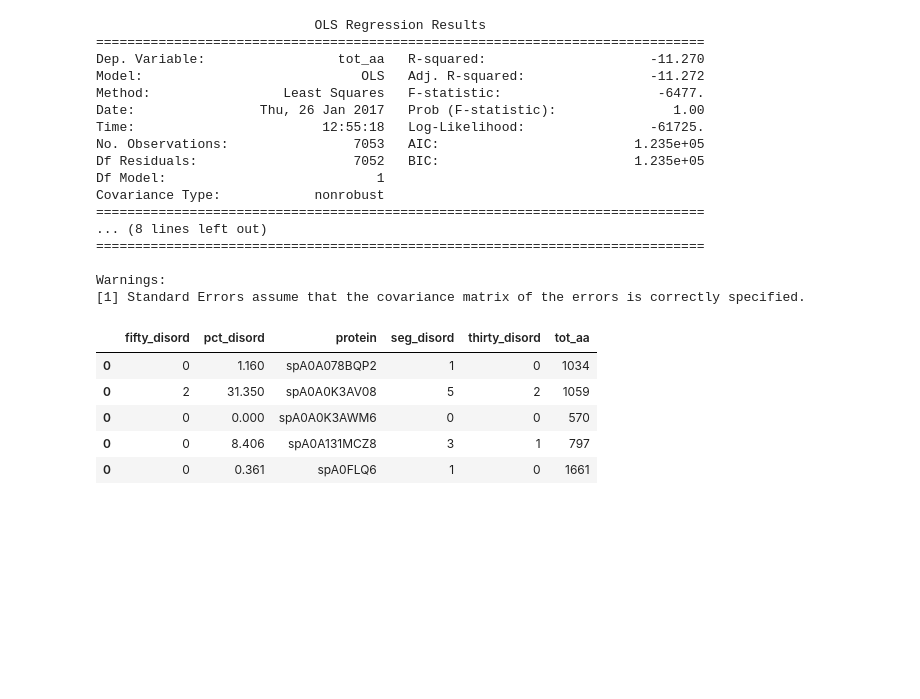
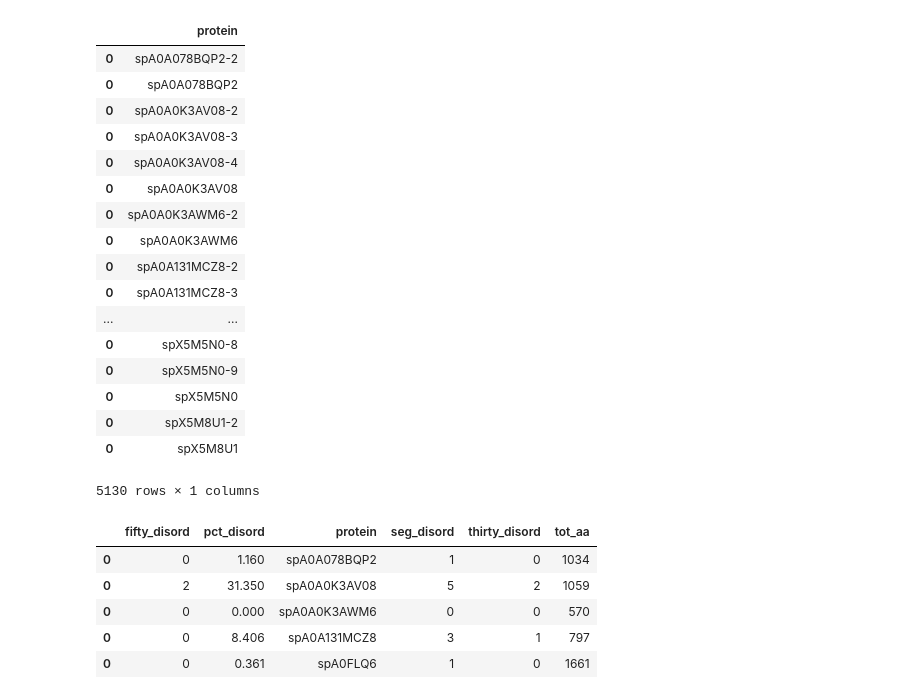
Before and after one commit to DomDellaSera/proteome_analysis, a Jupyter notebook: datamanipulation_stats.ipynb, the cells around one changed output. Saved outputs shown, nothing was run; the diff lists cells and outputs as text; code cells hidden in the pictures; blank space fills up the shorter version.

```diff
--- a/datamanipulation_stats.ipynb
+++ b/datamanipulation_stats.ipynb
@@ -165,22 +131,0 @@ plt.show()
-# %%
-
-results =sm.OLS(y, x).fit()
-print(results.summary())
-# %% [output]
-                            OLS Regression Results
-==============================================================================
-Dep. Variable:                 tot_aa   R-squared:                     -11.270
-Model:                            OLS   Adj. R-squared:                -11.272
-Method:                 Least Squares   F-statistic:                    -6477.
-Date:                Thu, 26 Jan 2017   Prob (F-statistic):               1.00
-Time:                        12:55:18   Log-Likelihood:                -61725.
-No. Observations:                7053   AIC:                         1.235e+05
-Df Residuals:                    7052   BIC:                         1.235e+05
-Df Model:                           1
-Covariance Type:            nonrobust
-==============================================================================
-... (8 lines left out)
-==============================================================================
-
-Warnings:
-[1] Standard Errors assume that the covariance matrix of the errors is correctly specified.
@@ -190,0 +134,21 @@ plt.show()
+# %%
+datf.iloc[:,2:3]
+# %% [output]
+|  | protein |
+| 0 | spA0A078BQP2-2 |
+| 0 | spA0A078BQP2 |
+| 0 | spA0A0K3AV08-2 |
+| 0 | spA0A0K3AV08-3 |
+| 0 | spA0A0K3AV08-4 |
+| 0 | spA0A0K3AV08 |
+| 0 | spA0A0K3AWM6-2 |
+| 0 | spA0A0K3AWM6 |
+| 0 | spA0A131MCZ8-2 |
+| 0 | spA0A131MCZ8-3 |
+| ... | ... |
+| 0 | spX5M5N0-8 |
+| 0 | spX5M5N0-9 |
+| 0 | spX5M5N0 |
+| 0 | spX5M8U1-2 |
+| 0 | spX5M8U1 |
+5130 rows × 1 columns
```
Also changed, not shown: parts of 12 cells of this notebook, 2 other files.
